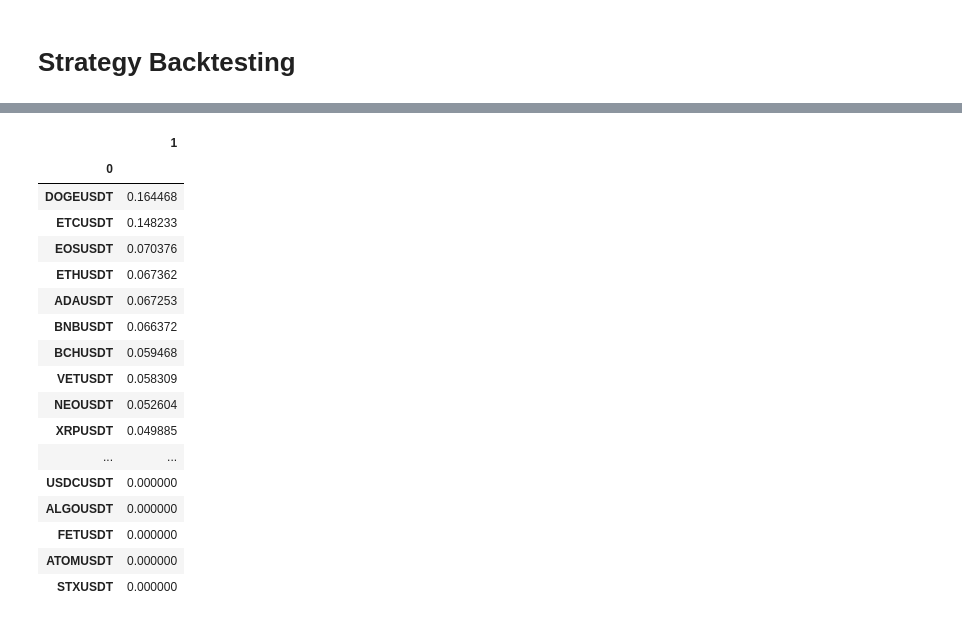
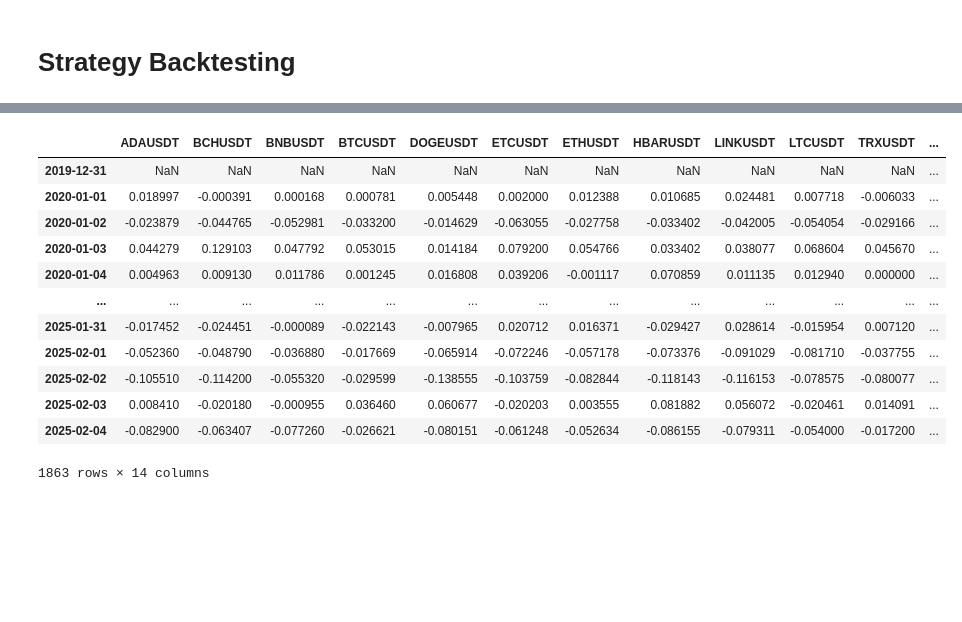
Before and after one commit to niroojane/Risk-Management, a Jupyter notebook: Active Crypto Strategy.ipynb, the cells around one changed output, grey strips where cells are left out. Saved outputs shown, nothing was run; the diff lists cells and outputs as text; code cells hidden in the pictures; blank space fills up the shorter version.

```diff
--- a/Active Crypto Strategy.ipynb
+++ b/Active Crypto Strategy.ipynb
@@ -13,8 +13,8 @@ import seaborn as sns
 %run "RiskMetrics.ipynb".ipynb
 %run "PnL Computation.ipynb".ipynb
 # %%
-binance_api_key=''
-binance_api_secret=''
+binance_api_key='E90xR7UnO2oeP3lrgC50zkqUuAqyyXs4uSlAGcqIVO9n90ELrFI4gfVI2HGGxxCj'
+binance_api_secret='Inls2xYl9FqPi0zlIrucfxG81drx7w6Pv6SzYFxMNoAcwDjlCKug7zUM9zB3lF9h'
 Binance=BinanceAPI(binance_api_key,binance_api_secret)
 # %% [markdown]
 # Functions
@@ -122,7 +33,7 @@ days
 remaining=days%500
 numbers_of_table=days//500
 # %%
-tickers=Binance.get_market_cap()['Ticker'].iloc[:80].to_list()
+tickers=Binance.get_market_cap()['Ticker'].iloc[:30].to_list()
 # %%
 temp_end=start_date
 prices=pd.DataFrame()
@@ -178,21 +62,0 @@ portfolio,tracking=get_portfolios(investment_amount=100,dataframe=dataframe,numb
-# %%
-pd.DataFrame(tracking[dates_end[-2]][0].items()).set_index(0).sort_values(by=1,ascending=False).iloc[:20]
-# %% [output]
-|  | 1 |
-| 0 |  |
-| DOGEUSDT | 0.164468 |
-| ETCUSDT | 0.148233 |
-| EOSUSDT | 0.070376 |
-| ETHUSDT | 0.067362 |
-| ADAUSDT | 0.067253 |
-| BNBUSDT | 0.066372 |
-| BCHUSDT | 0.059468 |
-| VETUSDT | 0.058309 |
-| NEOUSDT | 0.052604 |
-| XRPUSDT | 0.049885 |
-| ... | ... |
-| USDCUSDT | 0.000000 |
-| ALGOUSDT | 0.000000 |
-| FETUSDT | 0.000000 |
-| ATOMUSDT | 0.000000 |
-| STXUSDT | 0.000000 |
@@ -198,0 +78,16 @@ pd.DataFrame(tracking[dates_end[-2]][0].items()).set_index(0).sort_values(by=1,a
+# %%
+returns_to_use
+# %% [output]
+|  | ADAUSDT | BCHUSDT | BNBUSDT | BTCUSDT | DOGEUSDT | ETCUSDT | ETHUSDT | HBARUSDT | LINKUSDT | LTCUSDT | TRXUSDT | ... |
+| 2019-12-31 | NaN | NaN | NaN | NaN | NaN | NaN | NaN | NaN | NaN | NaN | NaN | ... |
+| 2020-01-01 | 0.018997 | -0.000391 | 0.000168 | 0.000781 | 0.005448 | 0.002000 | 0.012388 | 0.010685 | 0.024481 | 0.007718 | -0.006033 | ... |
+| 2020-01-02 | -0.023879 | -0.044765 | -0.052981 | -0.033200 | -0.014629 | -0.063055 | -0.027758 | -0.033402 | -0.042005 | -0.054054 | -0.029166 | ... |
+| 2020-01-03 | 0.044279 | 0.129103 | 0.047792 | 0.053015 | 0.014184 | 0.079200 | 0.054766 | 0.033402 | 0.038077 | 0.068604 | 0.045670 | ... |
+| 2020-01-04 | 0.004963 | 0.009130 | 0.011786 | 0.001245 | 0.016808 | 0.039206 | -0.001117 | 0.070859 | 0.011135 | 0.012940 | 0.000000 | ... |
+| ... | ... | ... | ... | ... | ... | ... | ... | ... | ... | ... | ... | ... |
+| 2025-01-31 | -0.017452 | -0.024451 | -0.000089 | -0.022143 | -0.007965 | 0.020712 | 0.016371 | -0.029427 | 0.028614 | -0.015954 | 0.007120 | ... |
+| 2025-02-01 | -0.052360 | -0.048790 | -0.036880 | -0.017669 | -0.065914 | -0.072246 | -0.057178 | -0.073376 | -0.091029 | -0.081710 | -0.037755 | ... |
+| 2025-02-02 | -0.105510 | -0.114200 | -0.055320 | -0.029599 | -0.138555 | -0.103759 | -0.082844 | -0.118143 | -0.116153 | -0.078575 | -0.080077 | ... |
+| 2025-02-03 | 0.008410 | -0.020180 | -0.000955 | 0.036460 | 0.060677 | -0.020203 | 0.003555 | 0.081882 | 0.056072 | -0.020461 | 0.014091 | ... |
+| 2025-02-04 | -0.082900 | -0.063407 | -0.077260 | -0.026621 | -0.080151 | -0.061248 | -0.052634 | -0.086155 | -0.079311 | -0.054000 | -0.017200 | ... |
+1863 rows × 14 columns
```
Also changed, not shown: parts of 22 cells of this notebook.
